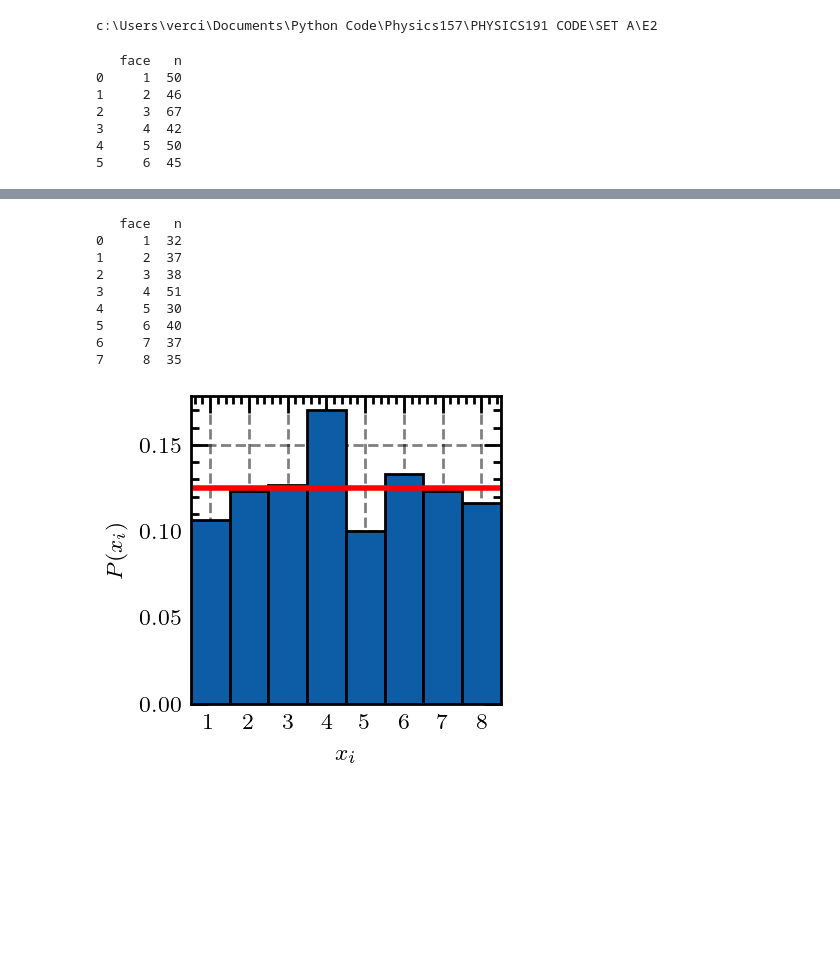
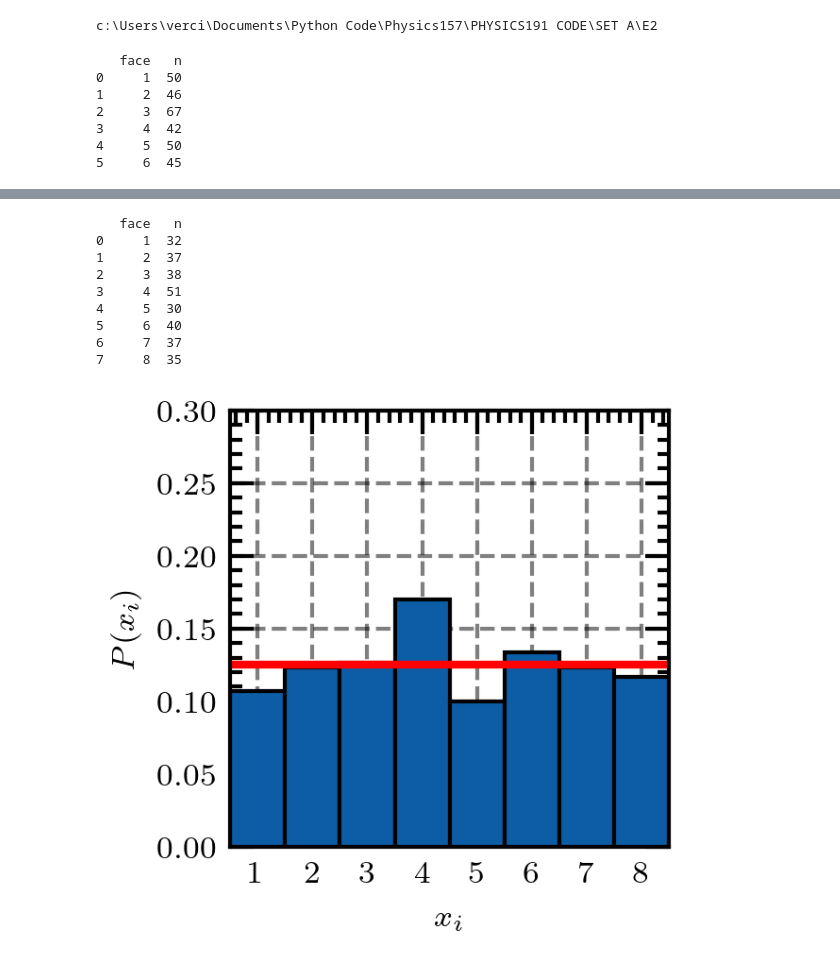
Before and after one commit to silvernuke911/Physics157, a Jupyter notebook: PHYSICS191 CODE/SET A/E2/central_limit.ipynb, the cells around one changed output, grey strips where cells are left out. Drawn from its saved outputs; the diff is of its cells as text; code cells hidden in the pictures; blank space fills up the shorter version.

```diff
--- a/PHYSICS191 CODE/SET A/E2/central_limit.ipynb
+++ b/PHYSICS191 CODE/SET A/E2/central_limit.ipynb
@@ -41,7 +41,7 @@ total = data['n'].sum()
 x = data['face']
 y = data['n']/total
 
-dpiv = 200
+dpiv = 300
 plt.figure(figsize = (2,2),dpi = dpiv)
 plt.bar(
     x,
@@ -54,6 +54,7 @@ plt.xlim(.5,d+.5)
 plt.ylabel('$P(x_i)$')
 plt.xlabel('$x_i$')
 plt.xticks(range(1,7))
+plt.ylim(0,0.3)
 imsave += 1
 plt.savefig(os.path.join(imsave_path, f'clt{imsave}.png'))
 plt.show()
@@ -67,7 +68,7 @@ total = data['n'].sum()
 x = data['face']
 y = data['n']/total
 
-dpiv = 200
+dpiv = 300
 plt.figure(figsize = (2,2),dpi = dpiv)
 plt.bar(
     x,
@@ -79,6 +80,7 @@ plt.axhline(1/8, color = 'r')
 plt.xlim(.5,d+.5)
 plt.ylabel('$P(x_i)$')
 plt.xlabel('$x_i$')
+plt.ylim(0,0.3)
 plt.xticks(range(1,9))
 imsave += 1
 plt.savefig(os.path.join(imsave_path, f'clt{imsave}.png'))
@@ -95,13 +97,13 @@ plt.show()
    face   n
 0     1  32
 1     2  37
 2     3  38
 3     4  51
 4     5  30
 5     6  40
 6     7  37
 7     8  35
-[figure, old version]
+[figure, new version]
 # %%
 def clt(d, N):
     # Parameters
```
Also changed, not shown: parts of 3 cells of this notebook, 6 other files.
